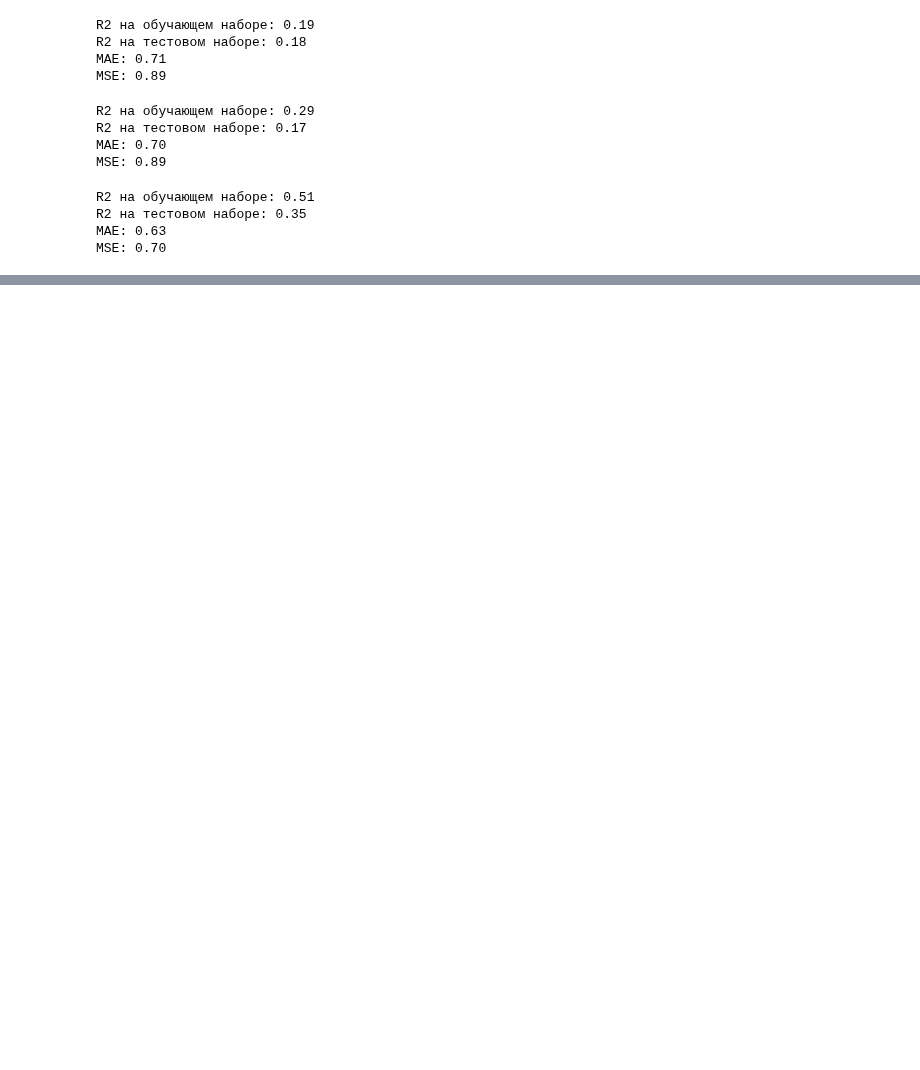
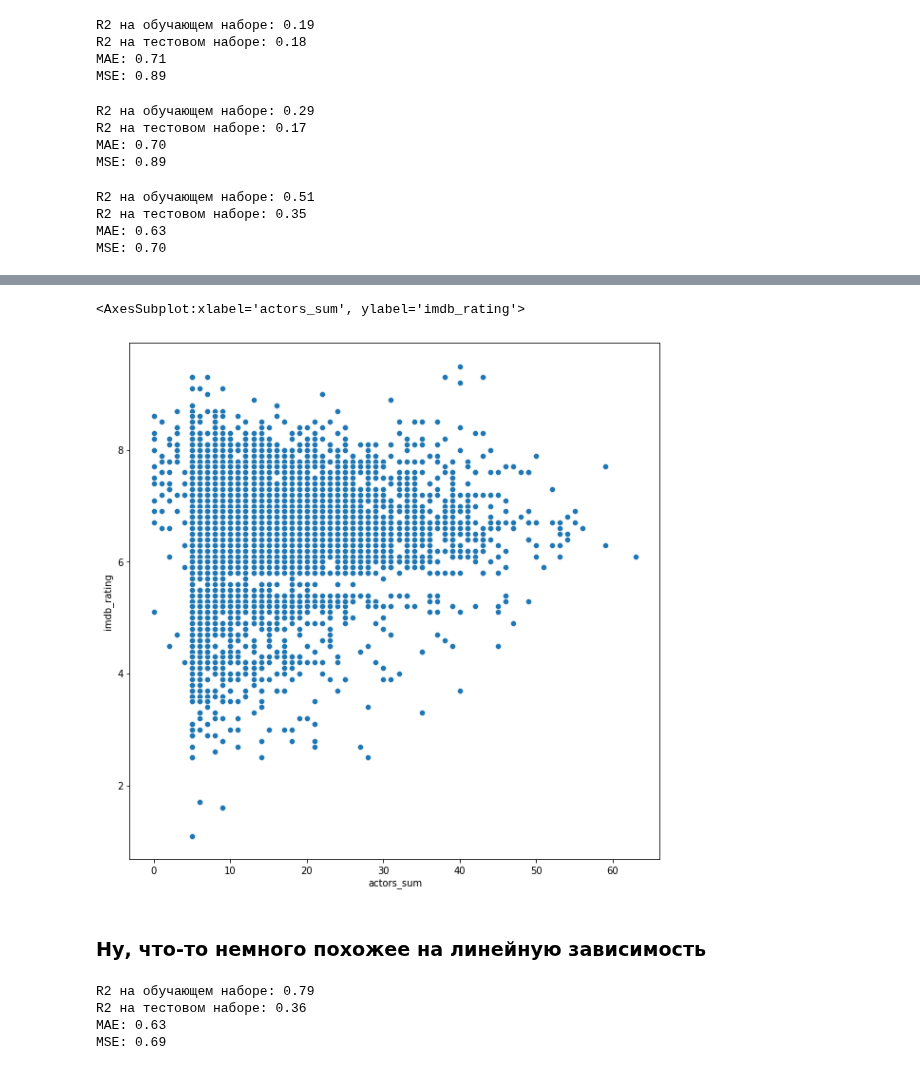
Before and after one commit to TefloniusMonk/intro, a Jupyter notebook: notebooks/parser.ipynb, the cells around one changed output, grey strips where cells are left out. Cells and saved outputs as stored; diff of their text form; code cells hidden in the pictures; blank space fills up the shorter version.

```diff
--- a/notebooks/parser.ipynb
+++ b/notebooks/parser.ipynb
@@ -601,0 +594,9 @@ MSE: 0.70
+# %%
+actors = []
+for lst in itertools.chain(df['first_5_actors'].astype(str).apply(split).values):
+    actors.extend(lst)
+# %%
+from nltk import ngrams, FreqDist
+import itertools
+
+actor_freq = FreqDist(actors)
@@ -601,0 +625,14 @@ MSE: 0.70
+# %%
+def actors_sum(current_actors):
+    actors = current_actors.split(',')
+    if not actors:
+        return 0
+    act_sum = 0
+    for actor in actors:
+        if actor == '0.0':
+            continue
+        else:
+            act_sum = act_sum + actor_freq[actor]
+    return act_sum
+# %%
+df['actors_sum'] = df['first_5_actors'].astype(str).apply(actors_sum)
@@ -601,0 +660,25 @@ MSE: 0.70
+# %%
+plt.figure(figsize=(10,10))
+sns.scatterplot(data=df, y='imdb_rating', x='actors_sum')
+# %% [output]
+<AxesSubplot:xlabel='actors_sum', ylabel='imdb_rating'>
+[figure, added]
+# %% [markdown]
+### Ну, что-то немного похожее на линейную зависимость
+# %%
+y = df['imdb_rating']
+to_drop = ['imdb_rating', 'kinopoisk_rating','ru_name', 'origin_name', 'id', 'first_5_actors','synopsis',
+          'director', 'scriptwriter', 'producer', 'operator','music','artist','edit','genres','country', 'world_premiere', 'synopsis', 'kinopoisk_rating', 'imdb_rating',
+        'rus_premiere',]
+
+X_train, X_test, y_train, y_test = train_test_split(df.drop(columns=to_drop), y, test_size=0.33,
+                                                        random_state=42)
+
+cat = CatBoostRegressor(max_depth=5)
+cat.fit(X_train, y_train, silent=True)
+show_metrics(cat, X_train, X_test, y_train, y_test)
+# %% [output]
+R2 на обучающем наборе: 0.79
+R2 на тестовом наборе: 0.36
+MAE: 0.63
+MSE: 0.69
```
Also changed, not shown: parts of 48 cells of this notebook.
